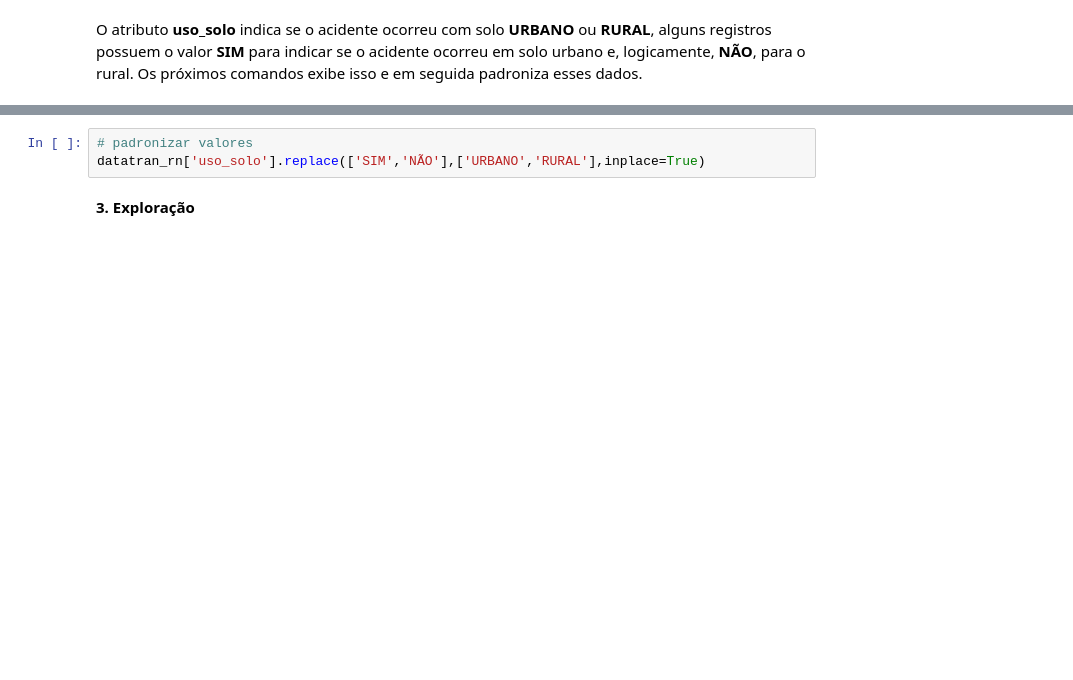
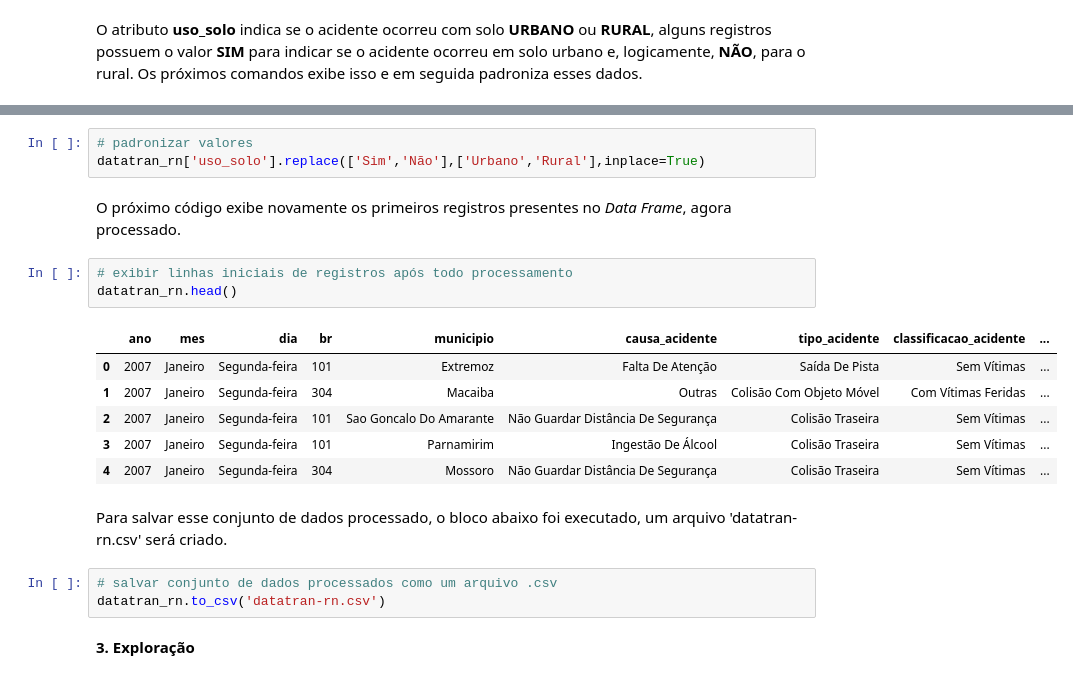
Before and after one commit to daniel-santos-7/tcc-bct, a Jupyter notebook: datatran.ipynb, the cells around one changed output, grey strips where cells are left out. Saved outputs shown, nothing was run; the diff lists cells and outputs as text; blank space fills up the shorter version.

```diff
--- a/datatran.ipynb
+++ b/datatran.ipynb
@@ -335,6 +342,23 @@ array(['RURAL', 'URBANO', 'NÃO', 'SIM'], dtype=object)
 # %%
 # padronizar valores
-datatran_rn['uso_solo'].replace(['SIM','NÃO'],['URBANO','RURAL'],inplace=True)
+datatran_rn['uso_solo'].replace(['Sim','Não'],['Urbano','Rural'],inplace=True)
+# %% [markdown]
+O próximo código exibe novamente os primeiros registros presentes no *Data Frame*, agora processado.
+# %%
+# exibir linhas iniciais de registros após todo processamento
+datatran_rn.head()
+# %% [output]
+|  | ano | mes | dia | br | municipio | causa_acidente | tipo_acidente | classificacao_acidente | ... |
+| 0 | 2007 | Janeiro | Segunda-feira | 101 | Extremoz | Falta De Atenção | Saída De Pista | Sem Vítimas | ... |
+| 1 | 2007 | Janeiro | Segunda-feira | 304 | Macaiba | Outras | Colisão Com Objeto Móvel | Com Vítimas Feridas | ... |
+| 2 | 2007 | Janeiro | Segunda-feira | 101 | Sao Goncalo Do Amarante | Não Guardar Distância De Segurança | Colisão Traseira | Sem Vítimas | ... |
+| 3 | 2007 | Janeiro | Segunda-feira | 101 | Parnamirim | Ingestão De Álcool | Colisão Traseira | Sem Vítimas | ... |
+| 4 | 2007 | Janeiro | Segunda-feira | 304 | Mossoro | Não Guardar Distância De Segurança | Colisão Traseira | Sem Vítimas | ... |
+# %% [markdown]
+Para salvar esse conjunto de dados processado, o bloco abaixo foi executado, um arquivo 'datatran-rn.csv' será criado.
+# %%
+# salvar conjunto de dados processados como um arquivo .csv
+datatran_rn.to_csv('datatran-rn.csv')
 # %% [markdown]
 **3. Exploração**
 # %% [markdown]
```
Also changed, not shown: parts of 22 cells of this notebook, 1 other file.
